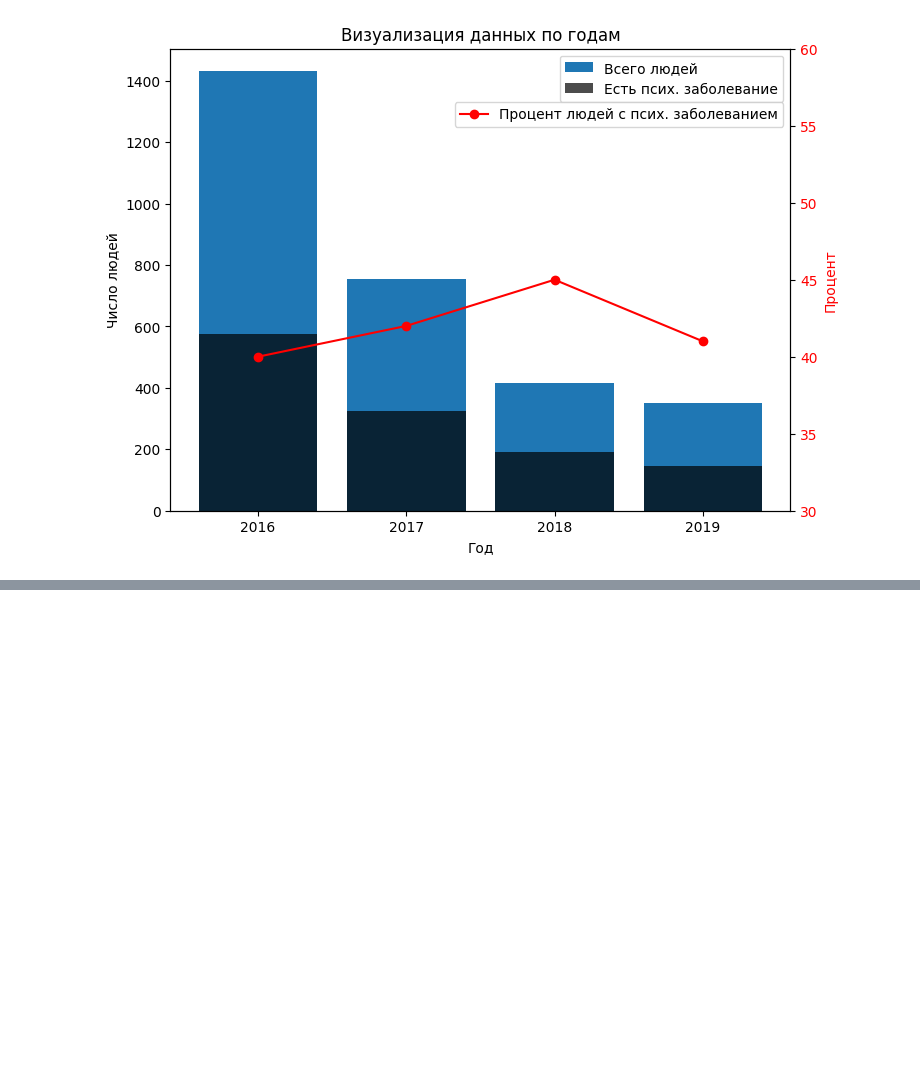
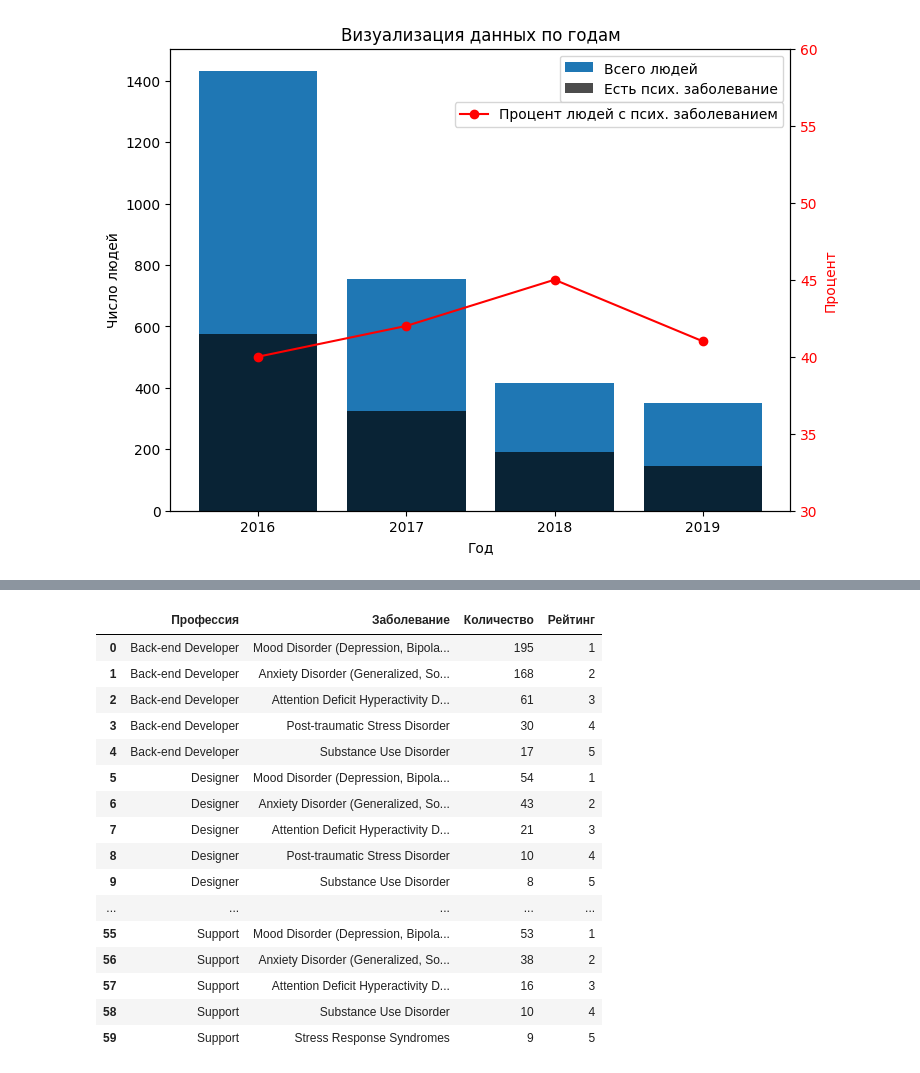
Before and after one commit to Feddlen/Analysing_Mental_Health_in_Tech, a Jupyter notebook: MentalHealthsSQL.ipynb, the cells around one changed output, grey strips where cells are left out. Cells and saved outputs as stored; diff of their text form; code cells hidden in the pictures; blank space fills up the shorter version.

```diff
--- a/MentalHealthsSQL.ipynb
+++ b/MentalHealthsSQL.ipynb
@@ -526,0 +562,75 @@ ORDER BY 2 DESC
+# %%
+# 5 самых часто встречающихся заболеваний по профессиям
+jobs_with_disorders = '''
+WITH q117 AS (
+SELECT 	a.survey_id,
+		a.answer_text,
+		a.user_id
+FROM answer a
+WHERE a.question_id = 117 AND a.survey_id = 2016
+ORDER BY 3 DESC
+),
+
+q33 AS (
+SELECT 	a.survey_id,
+		a.answer_text,
+		a.user_id
+FROM answer a
+WHERE a.question_id = 33 AND a.answer_text = 'Yes' AND a.survey_id = 2016
+ORDER BY 3 DESC
+),
+
+q115 AS (
+SELECT 	a.survey_id,
+		a.answer_text,
+		a.user_id
+FROM answer a
+WHERE a.question_id = 115 AND a.survey_id = 2016
+ORDER BY 3 DESC
+),
+
+q33_q117 AS (
+SELECT  q117.answer_text,
+		q33.user_id
+FROM 	q117
+RIGHT JOIN q33
+ON q117.user_id = q33.user_id
+)
+
+SELECT *
+FROM (
+SELECT  q33_q117.answer_text AS job,
+		q115.answer_text AS disorder,
+		COUNT(q33_q117.user_id) AS amount,
+		ROW_NUMBER() OVER (PARTITION BY q33_q117.answer_text ORDER BY COUNT(q33_q117.user_id) DESC) AS rating
+FROM q33_q117
+LEFT JOIN q115
+ON q33_q117.user_id = q115.user_id
+GROUP BY 1, 2
+ORDER BY 1, 3 DESC) AS res
+WHERE res.rating <= 5
+'''
+
+cur_final.execute(jobs_with_disorders)
+rows = cur_final.fetchall()
+df = pd.DataFrame(rows, columns=('Профессия', 'Заболевание', 'Количество', 'Рейтинг'))
+
+df
+# %% [output]
+|  | Профессия | Заболевание | Количество | Рейтинг |
+| 0 | Back-end Developer | Mood Disorder (Depression, Bipola... | 195 | 1 |
+| 1 | Back-end Developer | Anxiety Disorder (Generalized, So... | 168 | 2 |
+| 2 | Back-end Developer | Attention Deficit Hyperactivity D... | 61 | 3 |
+| 3 | Back-end Developer | Post-traumatic Stress Disorder | 30 | 4 |
+| 4 | Back-end Developer | Substance Use Disorder | 17 | 5 |
+| 5 | Designer | Mood Disorder (Depression, Bipola... | 54 | 1 |
+| 6 | Designer | Anxiety Disorder (Generalized, So... | 43 | 2 |
+| 7 | Designer | Attention Deficit Hyperactivity D... | 21 | 3 |
+| 8 | Designer | Post-traumatic Stress Disorder | 10 | 4 |
+| 9 | Designer | Substance Use Disorder | 8 | 5 |
+| ... | ... | ... | ... | ... |
+| 55 | Support | Mood Disorder (Depression, Bipola... | 53 | 1 |
+| 56 | Support | Anxiety Disorder (Generalized, So... | 38 | 2 |
+| 57 | Support | Attention Deficit Hyperactivity D... | 16 | 3 |
+| 58 | Support | Substance Use Disorder | 10 | 4 |
+| 59 | Support | Stress Response Syndromes | 9 | 5 |
```
Also changed, not shown: parts of 4 cells of this notebook, 1 other file.
